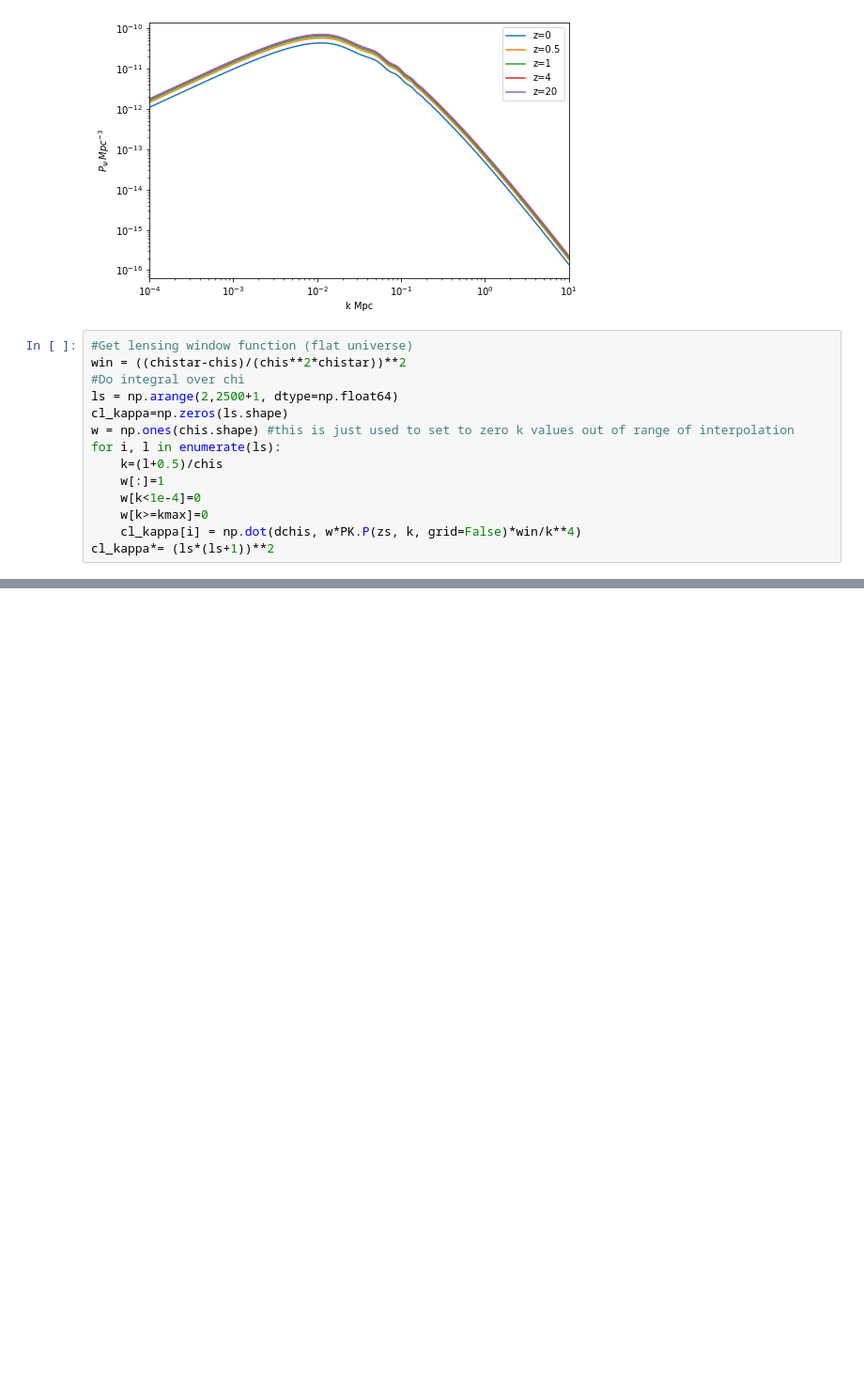
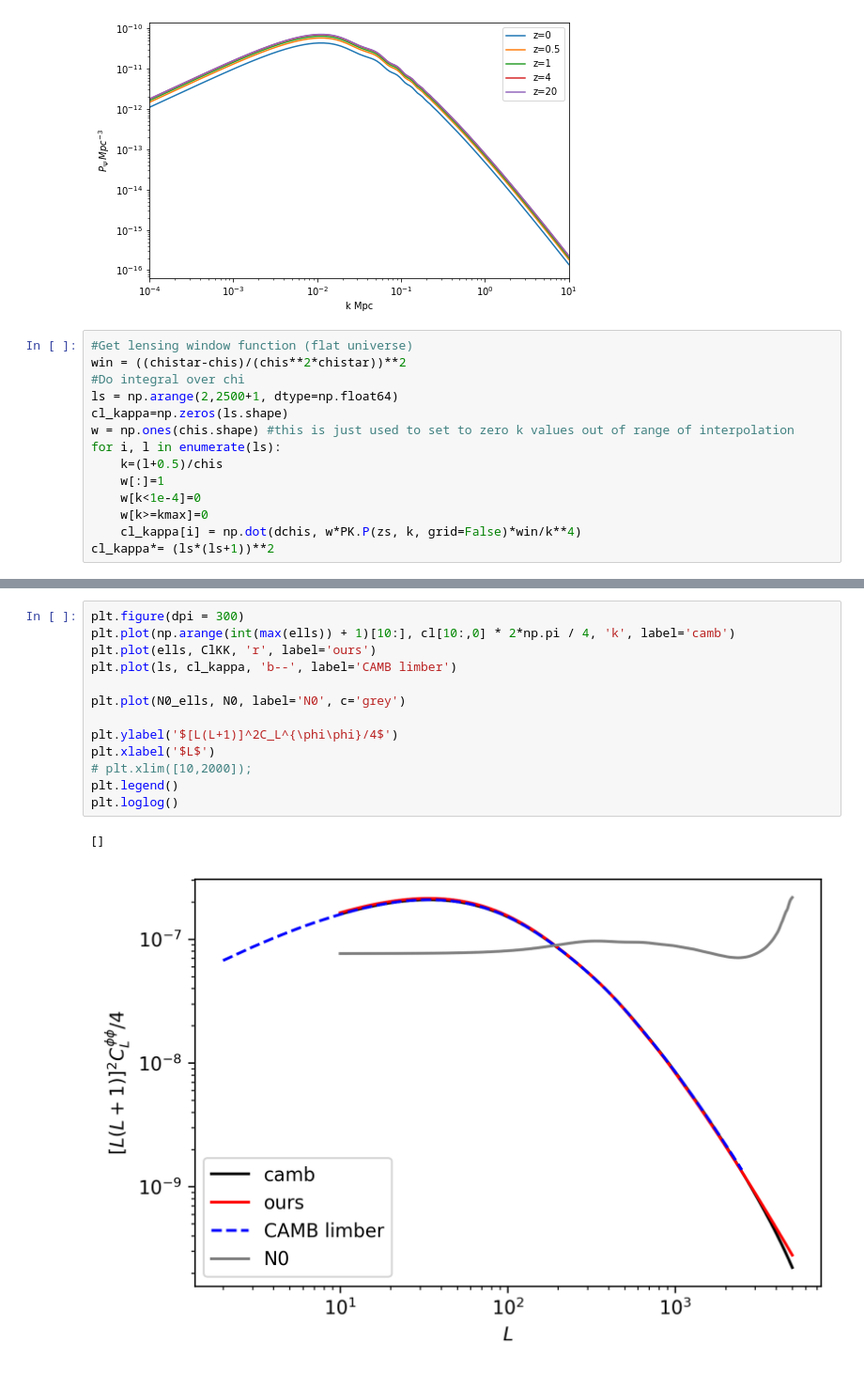
Before and after one commit to DelonShen/LIMxCMBL, a Jupyter notebook: 001.002.2025-01-23.debugging_kk_vs_CAMBkk.ipynb, the cells around one changed output, grey strips where cells are left out. Shown at 94% size. Cells and saved outputs as stored; diff of their text form; blank space fills up the shorter version.

```diff
--- a/001.002.2025-01-23.debugging_kk_vs_CAMBkk.ipynb
+++ b/001.002.2025-01-23.debugging_kk_vs_CAMBkk.ipynb
@@ -108,0 +113,16 @@ plt.loglog()
+# %%
+plt.figure(dpi = 300)
+plt.plot(np.arange(int(max(ells)) + 1)[10:], cl[10:,0] * 2*np.pi / 4, 'k', label='camb')
+plt.plot(ells, ClKK, 'r', label='ours')
+plt.plot(ls, cl_kappa, 'b--', label='CAMB limber')
+
+plt.plot(N0_ells, N0, label='N0', c='grey')
+
+plt.ylabel('$[L(L+1)]^2C_L^{\phi\phi}/4$')
+plt.xlabel('$L$')
+# plt.xlim([10,2000]);
+plt.legend()
+plt.loglog()
+# %% [output]
+[]
+[figure, added]
```
Also changed, not shown: parts of 2 cells of this notebook, 20 other files.
